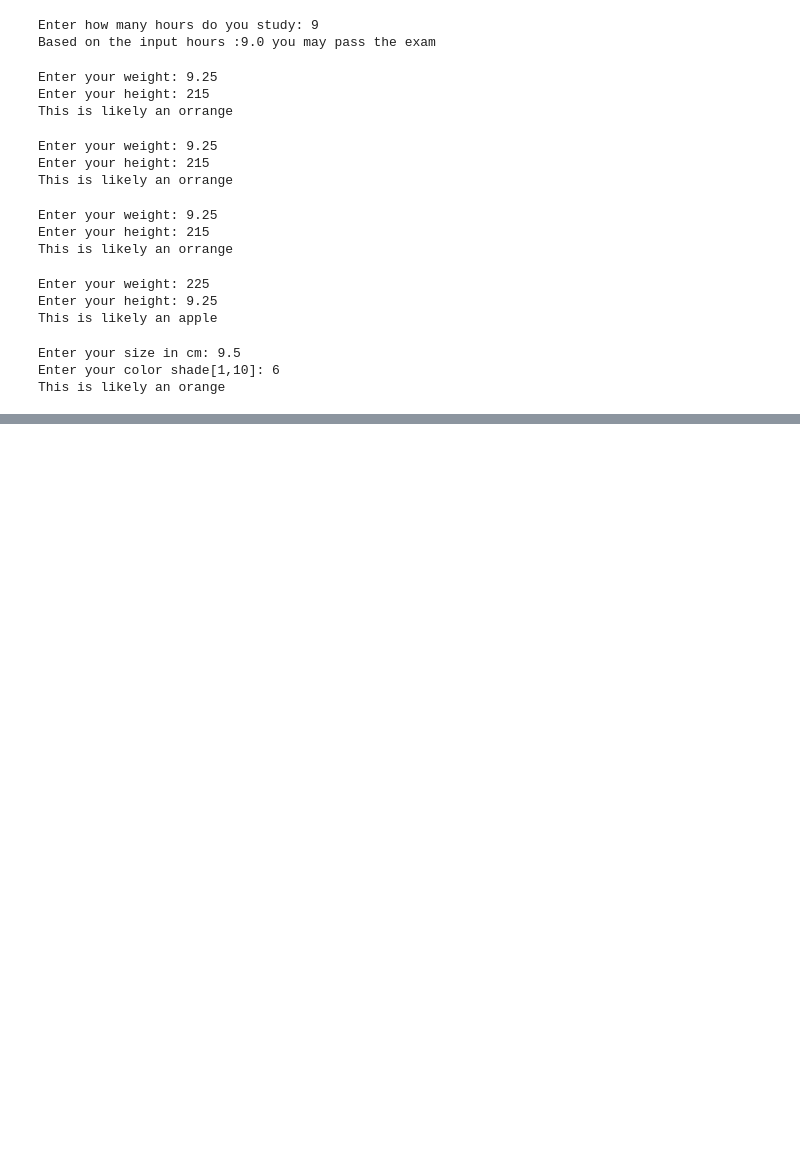
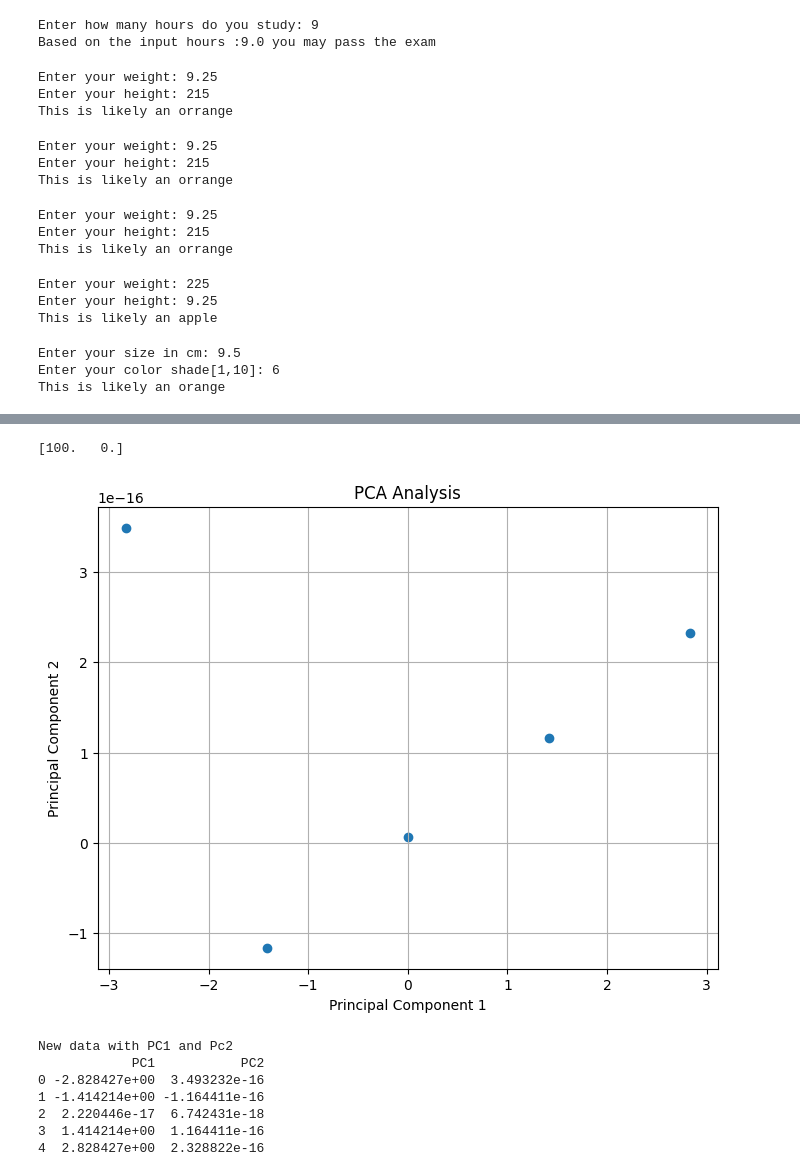
Before and after one commit to Vikram-0401/Python_Projects, a Jupyter notebook: Aiml.ipynb, the cells around one changed output, grey strips where cells are left out. Drawn from its saved outputs; the diff is of its cells as text; code cells hidden in the pictures; blank space fills up the shorter version.

```diff
--- a/Aiml.ipynb
+++ b/Aiml.ipynb
@@ -1699,0 +1822,49 @@ This is likely an orange
+# %%
+# PCA
+
+import pandas as pd
+import numpy as np
+import matplotlib.pyplot as plt
+from sklearn.preprocessing import StandardScaler
+from sklearn.decomposition import PCA
+
+data = {
+    'Age': [25, 30, 35, 40, 45],
+    'Income': [50000, 60000, 70000, 80000, 90000],
+    'Spending': [100, 150, 200, 250, 300],
+    'Savings': [500, 600, 700, 800, 900]
+}
+
+df = pd.DataFrame(data)
+scaler = StandardScaler()
+scaled_data = scaler.fit_transform(df)
+
+pca = PCA(n_components=2)
+pca_res = pca.fit_transform(scaled_data)
+
+pca_df = pd.DataFrame(data=pca_res, columns=['PC1', 'PC2'])
+
+explained_variance = pca.explained_variance_ratio_
+print(np.round(explained_variance * 100, 2))
+
+plt.figure(figsize=(8,6))
+plt.scatter(pca_df['PC1'], pca_df['PC2'])
+plt.xlabel('Principal Component 1')
+plt.ylabel('Principal Component 2')
+plt.title('PCA Analysis')
+plt.grid(True)
+plt.show()
+
+
+print('\nNew data with PC1 and Pc2')
+print(pca_df)
+# %% [output]
+[100.   0.]
+[figure, added]
+New data with PC1 and Pc2
+            PC1           PC2
+0 -2.828427e+00  3.493232e-16
+1 -1.414214e+00 -1.164411e-16
+2  2.220446e-17  6.742431e-18
+3  1.414214e+00  1.164411e-16
+4  2.828427e+00  2.328822e-16
```
Also changed, not shown: parts of 6 cells of this notebook.
